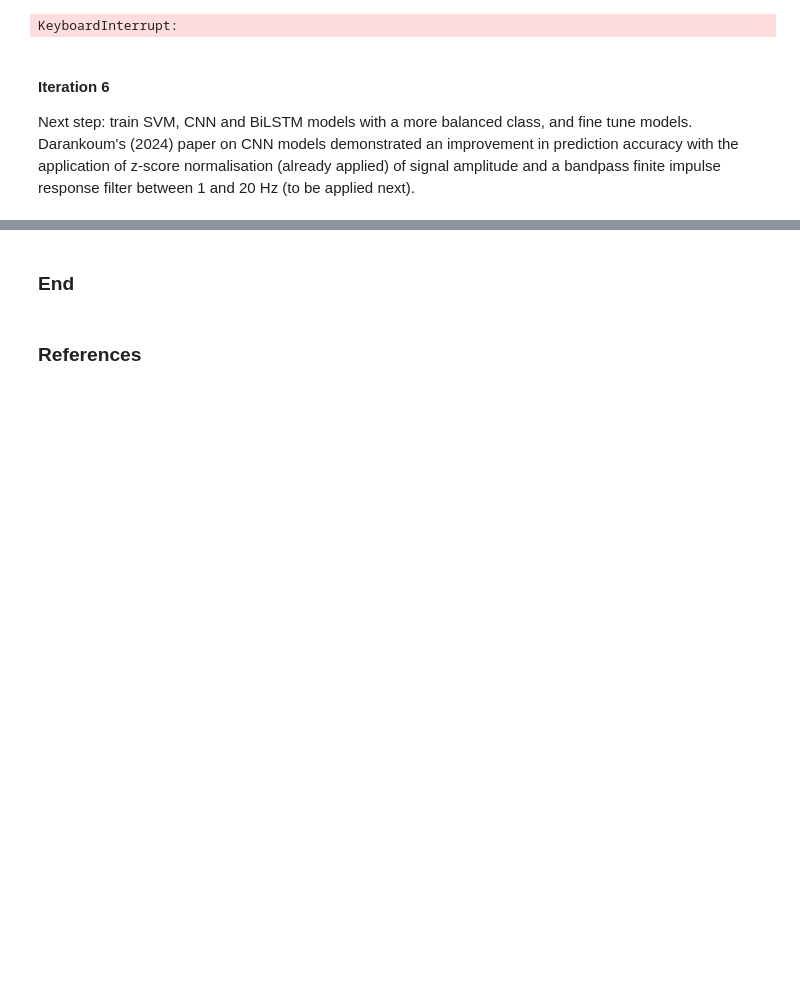
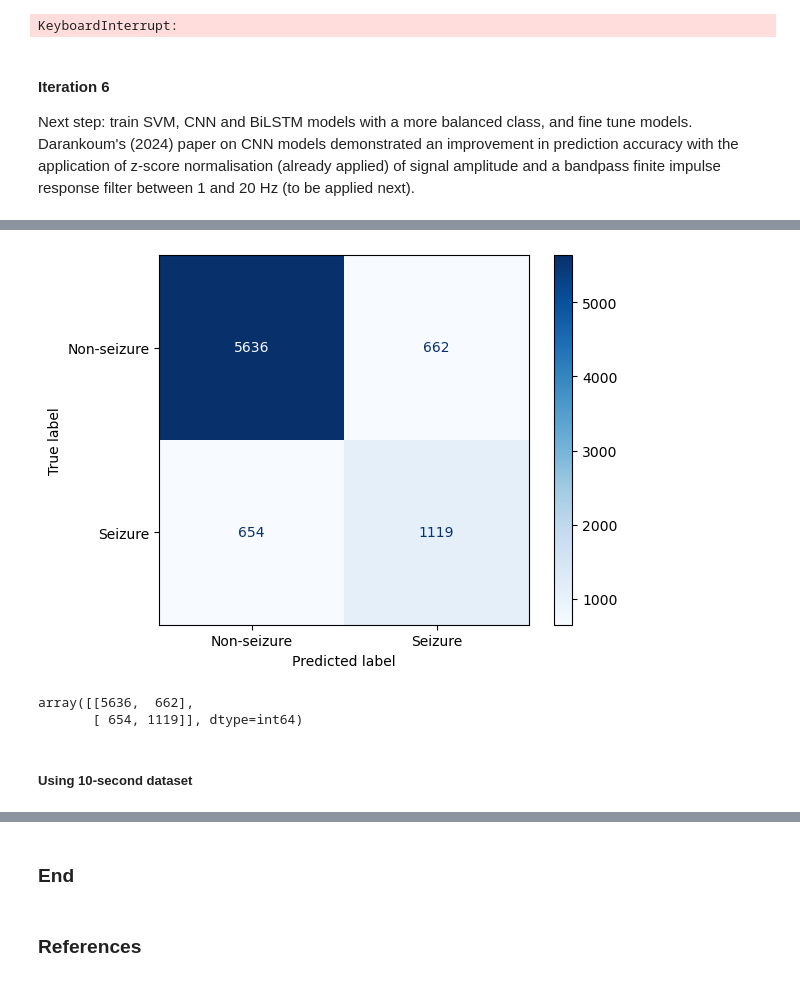
Before and after one commit to uol5/CM3070_SeizureDetection, a Jupyter notebook: main.ipynb, the cells around one changed output, grey strips where cells are left out. Saved outputs shown, nothing was run; the diff lists cells and outputs as text; code cells hidden in the pictures; blank space fills up the shorter version.

```diff
--- a/main.ipynb
+++ b/main.ipynb
@@ -2569,0 +2630,3 @@ Darankoum's (2024) paper on CNN models demonstrated an improvement in prediction
+# %%
+sec1_FIR.evaluate()
+# %% [output]
@@ -2569,0 +2638,5 @@ Darankoum's (2024) paper on CNN models demonstrated an improvement in prediction
+[figure, added]
+array([[5636,  662],
+       [ 654, 1119]], dtype=int64)
+# %% [markdown]
+##### Using 10-second dataset
```
Also changed, not shown: parts of 14 cells of this notebook.
